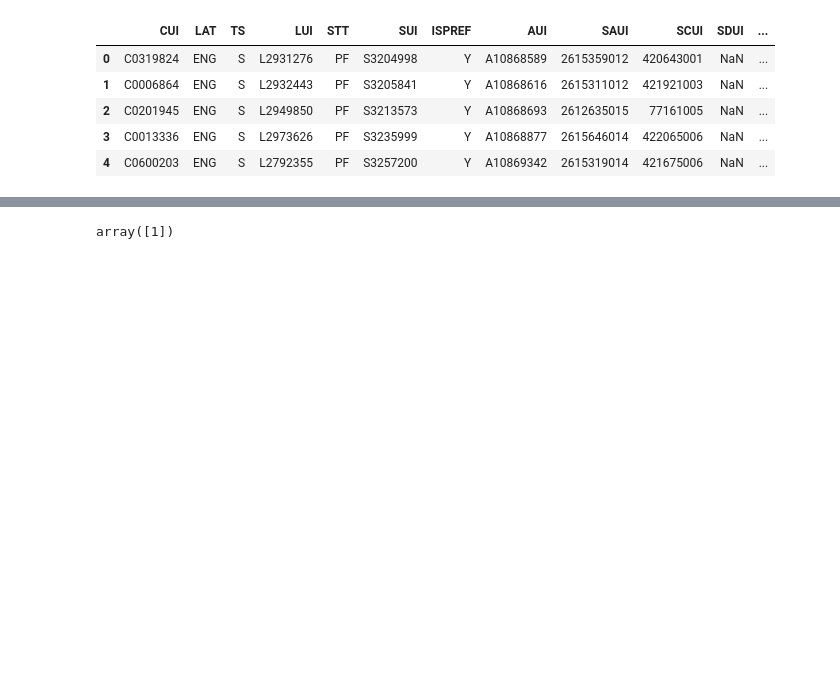
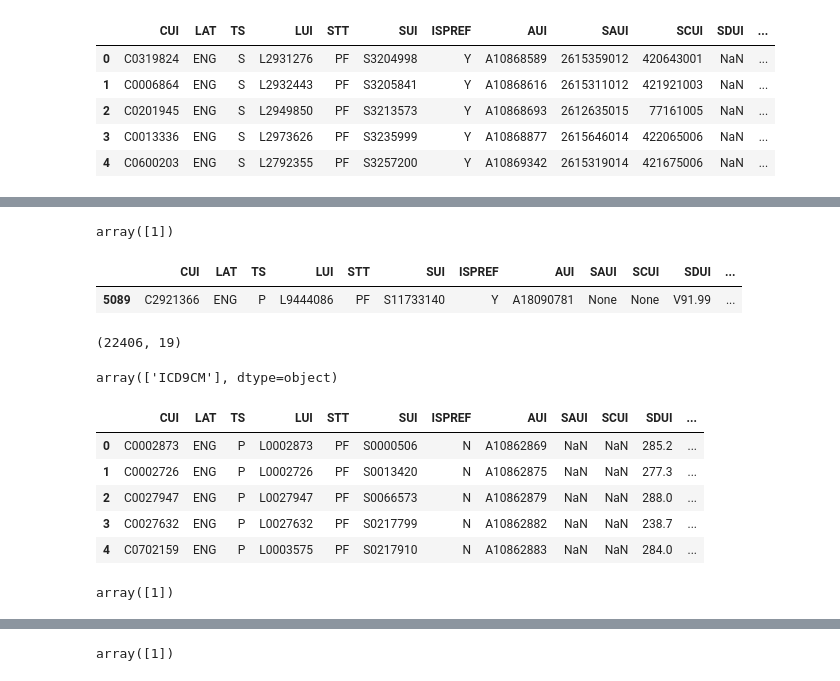
Before and after one commit to wtgme/snomed, a Jupyter notebook: umls.ipynb, the cells around one changed output, grey strips where cells are left out. Drawn from its saved outputs; the diff is of its cells as text; code cells hidden in the pictures; blank space fills up the shorter version.

```diff
--- a/umls.ipynb
+++ b/umls.ipynb
@@ -85,0 +150,9 @@ scui_df = g.reset_index()
+# %%
+scui_df['STR'].unique()
+# %% [output]
+array([1])
+# %%
+df[df['CODE'] =='V91.99']
+# %% [output]
+|  | CUI | LAT | TS | LUI | STT | SUI | ISPREF | AUI | SAUI | SCUI | SDUI | ... |
+| 5089 | C2921366 | ENG | P | L9444086 | PF | S11733140 | Y | A18090781 | None | None | V91.99 | ... |
@@ -85,0 +163,19 @@ scui_df = g.reset_index()
+# %%
+df = pd.read_csv('data/icd9-subconcepts.csv')
+# %%
+df.shape
+# %% [output]
+(22406, 19)
+# %%
+df['SAB'].unique()
+# %% [output]
+array(['ICD9CM'], dtype=object)
+# %%
+df.head()
+# %% [output]
+|  | CUI | LAT | TS | LUI | STT | SUI | ISPREF | AUI | SAUI | SCUI | SDUI | ... |
+| 0 | C0002873 | ENG | P | L0002873 | PF | S0000506 | N | A10862869 | NaN | NaN | 285.2 | ... |
+| 1 | C0002726 | ENG | P | L0002726 | PF | S0013420 | N | A10862875 | NaN | NaN | 277.3 | ... |
+| 2 | C0027947 | ENG | P | L0027947 | PF | S0066573 | N | A10862879 | NaN | NaN | 288.0 | ... |
+| 3 | C0027632 | ENG | P | L0027632 | PF | S0217799 | N | A10862882 | NaN | NaN | 238.7 | ... |
+| 4 | C0702159 | ENG | P | L0003575 | PF | S0217910 | N | A10862883 | NaN | NaN | 284.0 | ... |
@@ -85,0 +186,4 @@ scui_df = g.reset_index()
+# %%
+scui_df['CUI'].unique()
+# %% [output]
+array([1])
```
Also changed, not shown: parts of 25 cells of this notebook.
